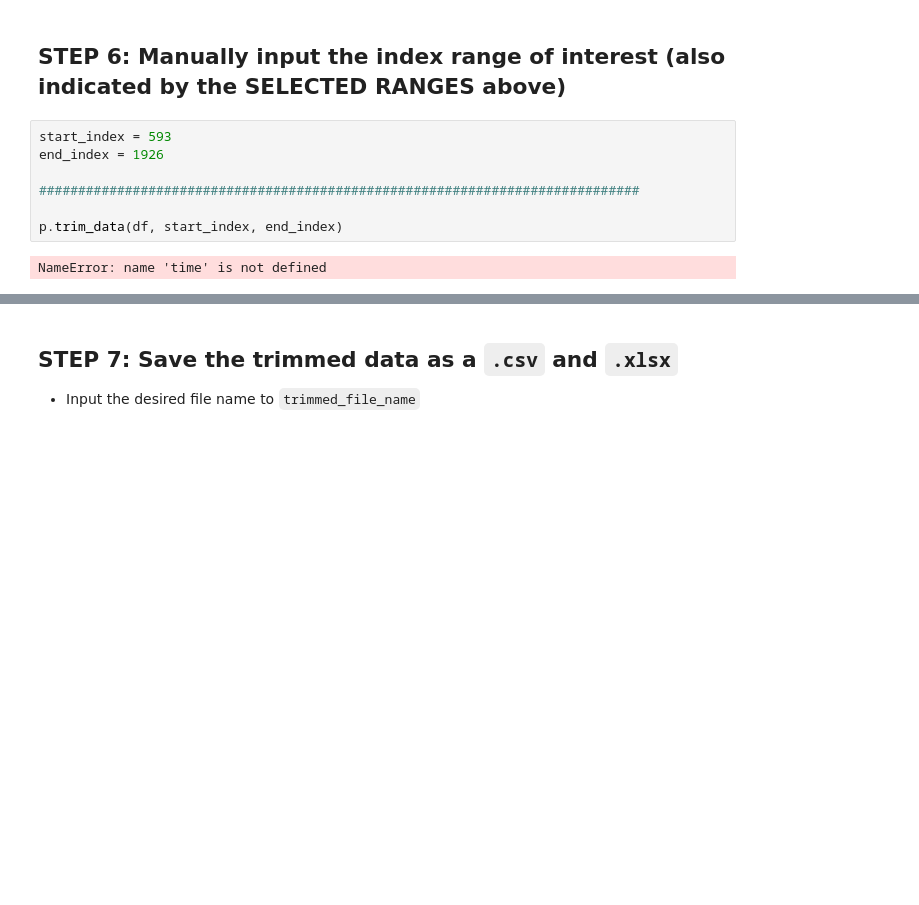
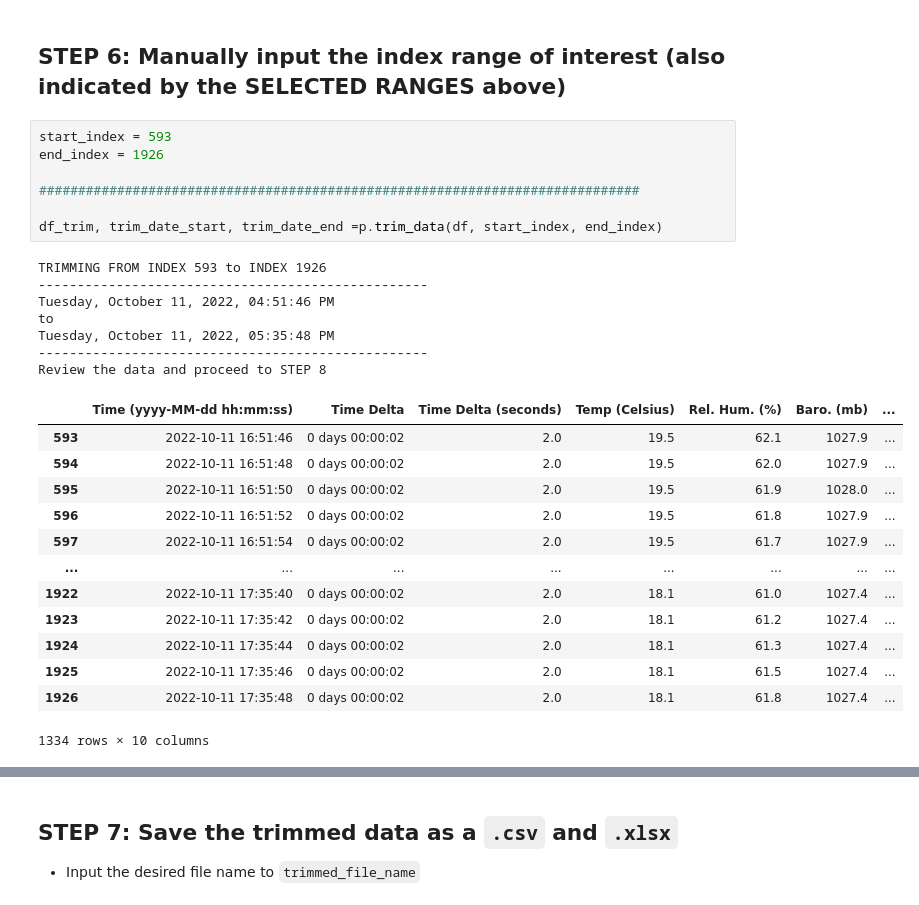
Before and after one commit to underthepier/ADAPTOR, a Jupyter notebook: DATA PREPROCESSOR - New User Version.ipynb, the cells around one changed output, grey strips where cells are left out. Saved outputs shown, nothing was run; the diff lists cells and outputs as text; blank space fills up the shorter version.

```diff
--- a/DATA PREPROCESSOR - New User Version.ipynb
+++ b/DATA PREPROCESSOR - New User Version.ipynb
@@ -392,9 +384,28 @@ p.helper_plots(df, fieldTestParameters, columns)
 # %%
 start_index = 593
 end_index = 1926
 
 #############################################################################
 
-p.trim_data(df, start_index, end_index)
+df_trim, trim_date_start, trim_date_end =p.trim_data(df, start_index, end_index)
 # %% [output]
-NameError: name 'time' is not defined
+TRIMMING FROM INDEX 593 to INDEX 1926
+--------------------------------------------------
+Tuesday, October 11, 2022, 04:51:46 PM
+to
+Tuesday, October 11, 2022, 05:35:48 PM
+--------------------------------------------------
+Review the data and proceed to STEP 8
+|  | Time (yyyy-MM-dd hh:mm:ss) | Time Delta | Time Delta (seconds) | Temp (Celsius) | Rel. Hum. (%) | Baro. (mb) | ... |
+| 593 | 2022-10-11 16:51:46 | 0 days 00:00:02 | 2.0 | 19.5 | 62.1 | 1027.9 | ... |
+| 594 | 2022-10-11 16:51:48 | 0 days 00:00:02 | 2.0 | 19.5 | 62.0 | 1027.9 | ... |
+| 595 | 2022-10-11 16:51:50 | 0 days 00:00:02 | 2.0 | 19.5 | 61.9 | 1028.0 | ... |
+| 596 | 2022-10-11 16:51:52 | 0 days 00:00:02 | 2.0 | 19.5 | 61.8 | 1027.9 | ... |
+| 597 | 2022-10-11 16:51:54 | 0 days 00:00:02 | 2.0 | 19.5 | 61.7 | 1027.9 | ... |
+| ... | ... | ... | ... | ... | ... | ... | ... |
+| 1922 | 2022-10-11 17:35:40 | 0 days 00:00:02 | 2.0 | 18.1 | 61.0 | 1027.4 | ... |
+| 1923 | 2022-10-11 17:35:42 | 0 days 00:00:02 | 2.0 | 18.1 | 61.2 | 1027.4 | ... |
+| 1924 | 2022-10-11 17:35:44 | 0 days 00:00:02 | 2.0 | 18.1 | 61.3 | 1027.4 | ... |
+| 1925 | 2022-10-11 17:35:46 | 0 days 00:00:02 | 2.0 | 18.1 | 61.5 | 1027.4 | ... |
+| 1926 | 2022-10-11 17:35:48 | 0 days 00:00:02 | 2.0 | 18.1 | 61.8 | 1027.4 | ... |
+1334 rows × 10 columns
```
Also changed, not shown: parts of 7 cells of this notebook, 3 other files.
